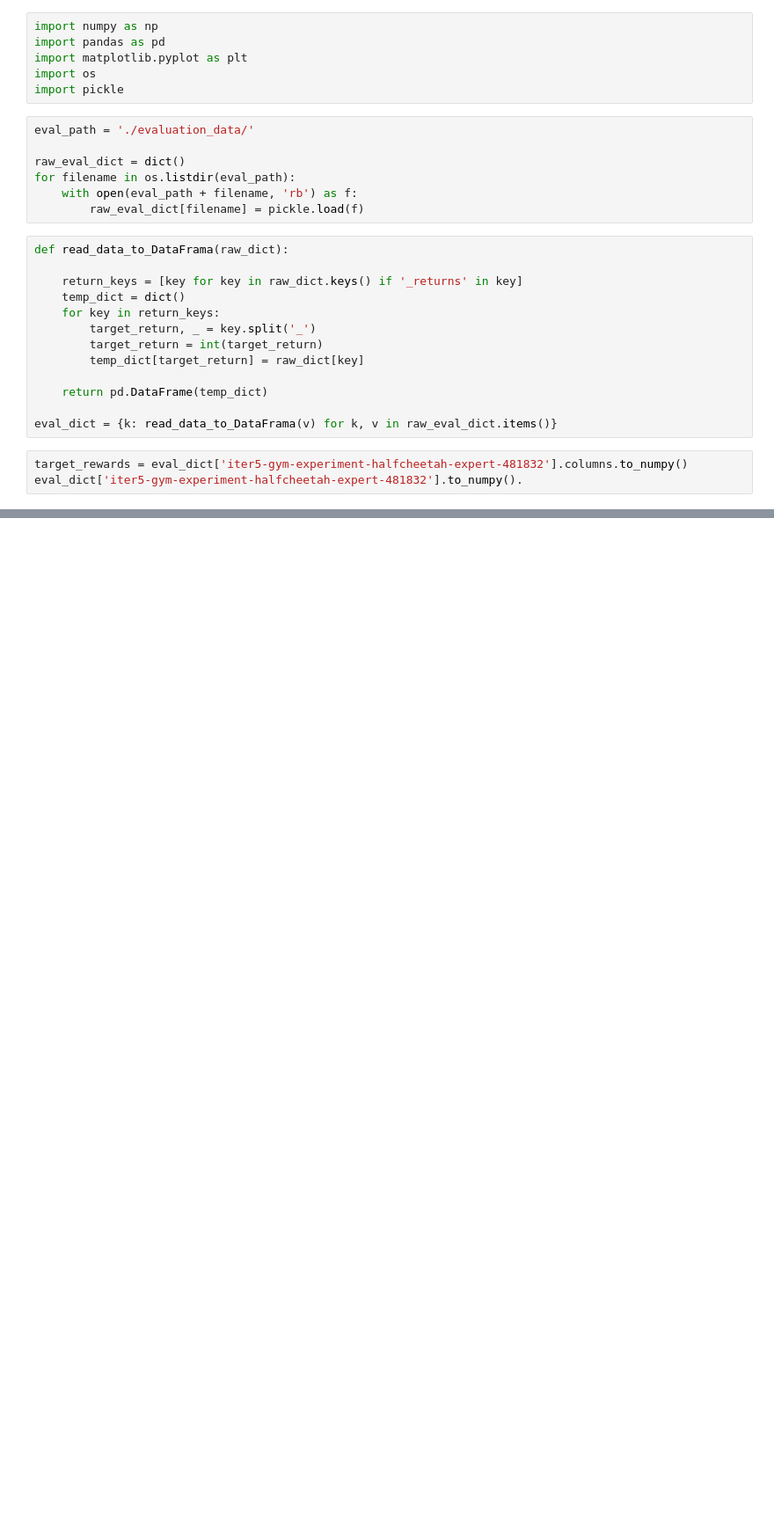
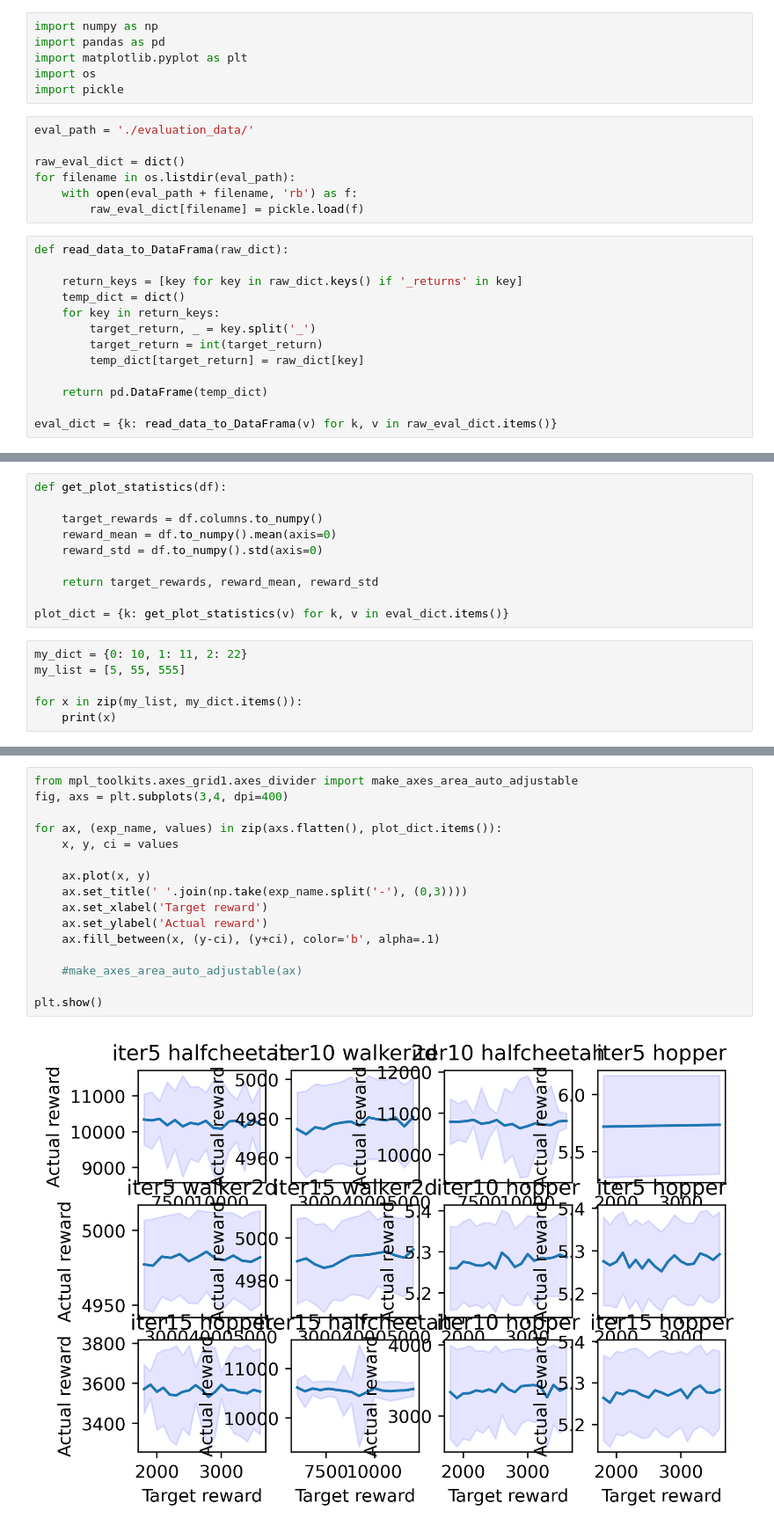
Before and after one commit to TheGoldenChicken/decision_transformer, a Jupyter notebook: gym/data_analysis.ipynb, the cells around one changed output, grey strips where cells are left out. Shown: that part at 88% size. Drawn from its saved outputs; the diff is of its cells as text; blank space fills up the shorter version.

```diff
--- a/gym/data_analysis.ipynb
+++ b/gym/data_analysis.ipynb
@@ -24,6 +24,3 @@ def read_data_to_DataFrama(raw_dict):
     return pd.DataFrame(temp_dict)
 
 eval_dict = {k: read_data_to_DataFrama(v) for k, v in raw_eval_dict.items()}
-# %%
-target_rewards = eval_dict['iter5-gym-experiment-halfcheetah-expert-481832'].columns.to_numpy()
-eval_dict['iter5-gym-experiment-halfcheetah-expert-481832'].to_numpy().
@@ -31,0 +27,16 @@ eval_dict['iter5-gym-experiment-halfcheetah-expert-481832'].to_numpy().
+# %%
+def get_plot_statistics(df):
+
+    target_rewards = df.columns.to_numpy()
+    reward_mean = df.to_numpy().mean(axis=0)
+    reward_std = df.to_numpy().std(axis=0)
+
+    return target_rewards, reward_mean, reward_std
+
+plot_dict = {k: get_plot_statistics(v) for k, v in eval_dict.items()}
+# %%
+my_dict = {0: 10, 1: 11, 2: 22}
+my_list = [5, 55, 555]
+
+for x in zip(my_list, my_dict.items()):
+    print(x)
@@ -31,0 +47,18 @@ eval_dict['iter5-gym-experiment-halfcheetah-expert-481832'].to_numpy().
+# %%
+from mpl_toolkits.axes_grid1.axes_divider import make_axes_area_auto_adjustable
+fig, axs = plt.subplots(3,4, dpi=400)
+
+for ax, (exp_name, values) in zip(axs.flatten(), plot_dict.items()):
+    x, y, ci = values
+
+    ax.plot(x, y)
+    ax.set_title(' '.join(np.take(exp_name.split('-'), (0,3))))
+    ax.set_xlabel('Target reward')
+    ax.set_ylabel('Actual reward')
+    ax.fill_between(x, (y-ci), (y+ci), color='b', alpha=.1)
+
+    #make_axes_area_auto_adjustable(ax)
+
+plt.show()
+# %% [output]
+[figure, added]
```
Also changed, not shown: parts of 2 cells of this notebook.
